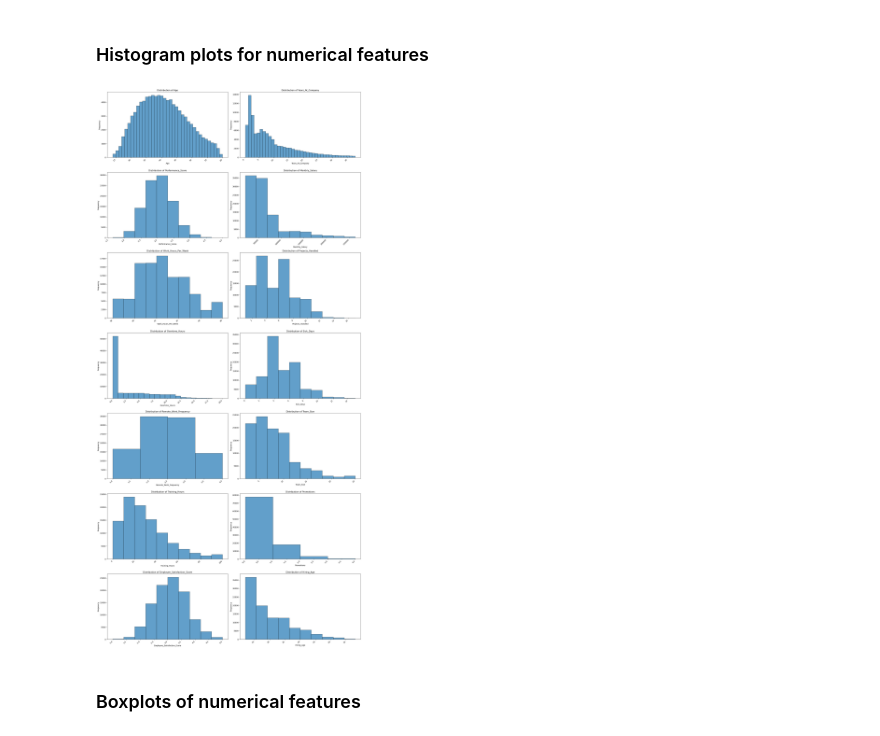
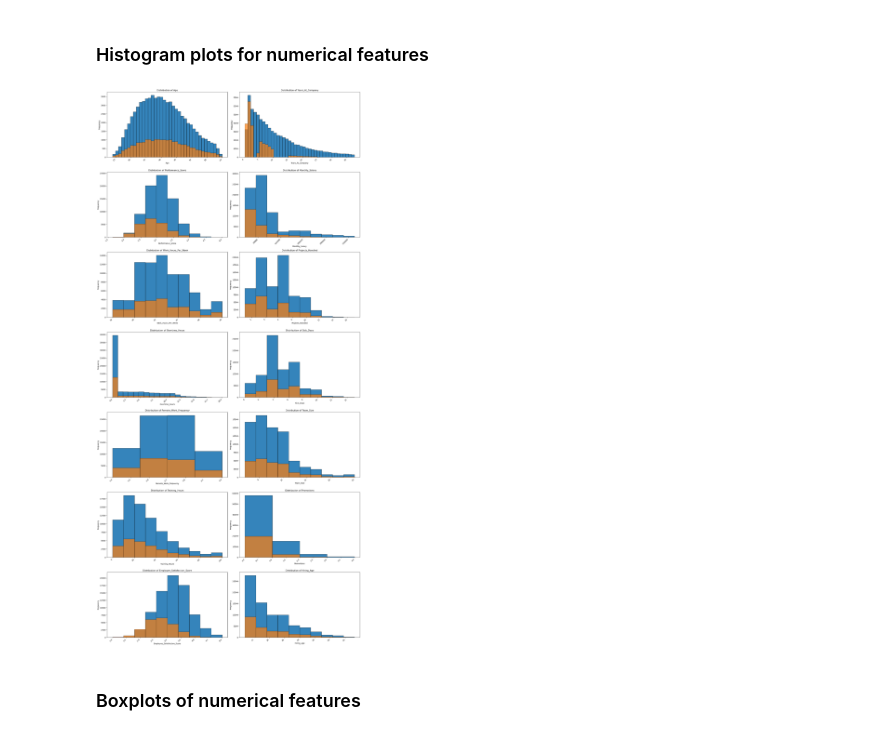
Before and after one commit to hvillapando/AgapAI, a Jupyter notebook: Code/eda.ipynb, the cells around one changed output. Cells and saved outputs as stored; diff of their text form; code cells hidden in the pictures.

```diff
--- a/Code/eda.ipynb
+++ b/Code/eda.ipynb
@@ -187,12 +187,12 @@ for i, col in enumerate(categorical_cols):
 
     educ_order_df = employee_df[col].astype(pd.CategoricalDtype(categories=educ_order, ordered=True))
 
-    count_df = educ_order_df.value_counts(sort=False).reset_index(name='Count')
-    count_df.columns = [col, 'Count']
-    count_df.plot(kind='bar', x=col, y='Count', ax=ax)
+    category_count_df = educ_order_df.value_counts(sort=False).reset_index(name='Count')
+    category_count_df.columns = [col, 'Count']
+    category_count_df.plot(kind='bar', x=col, y='Count', ax=ax)
   else:
-    count_df = employee_df.groupby(col, observed=False).size().reset_index(name='Count')
-    count_df.plot(kind='bar', x=col, y='Count', ax=ax)
+    category_count_df = employee_df.groupby(col, observed=False).size().reset_index(name='Count')
+    category_count_df.plot(kind='bar', x=col, y='Count', ax=ax)
 
   ax.set_title(f'Distribution of {col}')
   ax.set_xlabel(col)
@@ -249,18 +249,18 @@ for i, col in enumerate(categorical_cols):
     educ_order = ['High School', 'Bachelor', 'Master', 'PhD']
 
     # Get the counts directly
-    count_df = (
+    category_count_df = (
       employee_df.groupby([employee_df[col].astype(pd.CategoricalDtype(categories=educ_order, ordered=True)), 'Resigned'], observed=False).size()
       .unstack(fill_value=0)
     )
   else:
     # Get the counts directly
-    count_df = (
+    category_count_df = (
       employee_df.groupby([col, 'Resigned'], observed=False).size()
       .unstack(fill_value=0)
     )
 
-  count_df.plot(kind='bar', stacked=True, ax=ax)
+  category_count_df.plot(kind='bar', stacked=True, ax=ax)
   ax.set_title(f'Count of Employees by {col} and Resignation Status')
   ax.set_xlabel(col)
   ax.set_ylabel('Count')
@@ -317,19 +317,19 @@ for i, col in enumerate(categorical_cols):
     # Arrange from lowest to highest education level
     educ_order = ['High School', 'Bachelor', 'Master', 'PhD']
 
-    prop_df = (
+    category_prop_df = (
       employee_df.groupby([employee_df[col].astype(pd.CategoricalDtype(categories=educ_order, ordered=True)), 'Resigned'], observed=False).size()
       .unstack(fill_value=0)
       .apply(lambda x: x / x.sum(), axis=1)
     )
   else:
-    prop_df = (
+    category_prop_df = (
       employee_df.groupby([col, 'Resigned'], observed=False).size()
       .unstack(fill_value=0)
       .apply(lambda x: x / x.sum(), axis=1)
     )
 
-  prop_df.plot(kind='bar', stacked=True, ax=ax)
+  category_prop_df.plot(kind='bar', stacked=True, ax=ax)
   ax.set_title(f'Proportion of Resignation Status by {col}')
   ax.set_xlabel(col)
   ax.set_ylabel('Proportion')
@@ -408,6 +408,7 @@ Number of numerical columns: 14
 # %% [markdown]
 ### Histogram plots for numerical features
 # %%
+# Histogram plot for resigned and not resigned employees
 # Setup a 2-column layout for plots
 n_cols = 2
 n_rows = (len(numerical_cols) + n_cols - 1) // n_cols
@@ -417,35 +418,42 @@ axes = axes.flatten()
 
 # Define bins for specific columns for better visualization
 bins_dict = {
   'Age': employee_df['Age'].nunique(),
   'Years_At_Company': np.floor(employee_df['Years_At_Company']).nunique(),
   'Overtime_Hours': employee_df['Overtime_Hours'].nunique(),
   'Remote_Work_Frequency': 4,
   'Promotions': 4,
 }
 
 for i, col in enumerate(numerical_cols):
   ax = axes[i]
 
   if col in bins_dict:
     bins = bins_dict[col]
   else:
     bins = 10
 
-  employee_df[col].plot(kind='hist', ax=ax, edgecolor='black', alpha=0.7, bins=bins)
+  min_val = employee_df[col].min()
+  max_val = employee_df[col].max()
+  bin_edges = np.linspace(min_val, max_val, bins + 1)
+
+  # Create an overlapping histogram comparing all set of employees and resigned employees
+  numerical_hist_df = employee_df[employee_df['Resigned'] == 0][col].plot(kind='hist', ax=ax, edgecolor='black', alpha=0.9, bins=bin_edges, label='Not Resigned')
+  resigned_hist_df = employee_df[employee_df['Resigned'] == 1][col].plot(kind='hist', ax=ax, edgecolor='black', alpha=0.7, bins=bin_edges, label='Resigned')
   ax.set_title(f'Distribution of {col}')
   ax.set_xlabel(col)
   ax.set_ylabel('Frequency')
   plt.setp(ax.get_xticklabels(), rotation=45, ha='right')
+
 
 # Hide any empty subplots
 for i in range(len(numerical_cols), len(axes)):
   axes[i].axis('off')
 
 plt.tight_layout()
 plt.show()
 # %% [output]
-[figure, old version]
+[figure, new version]
 # %% [markdown]
 ### Boxplots of numerical features
 # %%
```
Also changed, not shown: parts of 1 cell of this notebook.
